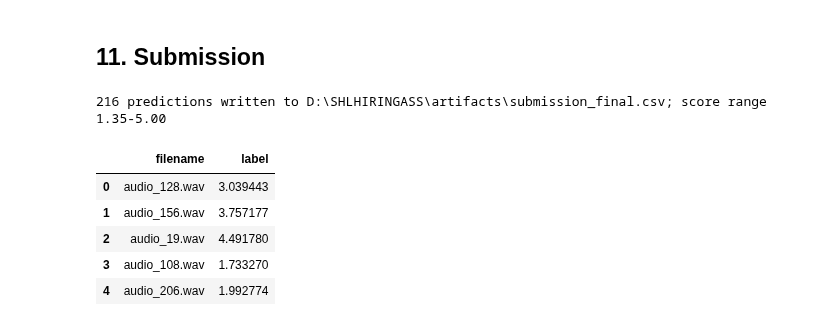
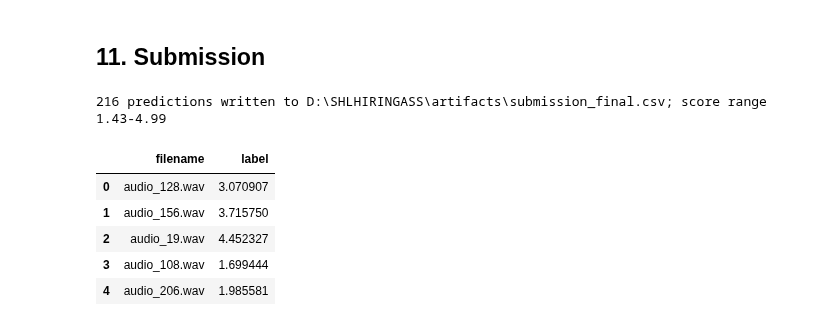
Before and after one commit to Techy-A/shl-grammar-scoring, a Jupyter notebook: notebook/shl_grammar_scoring.ipynb, the cells around one changed output. Cells and saved outputs as stored; diff of their text form; code cells hidden in the pictures.

```diff
--- a/notebook/shl_grammar_scoring.ipynb
+++ b/notebook/shl_grammar_scoring.ipynb
@@ -349,14 +369,23 @@ for name, (model, feats, flags) in SPECS.items():
         rows = rows[rows.label > 0]
     (p,) = train03.fit_predict(model, rows[cols], rows.label.values, [tr[cols]], seed=0)
     fitted[name] = pd.Series(p, index=tr.filename).loc[train_names].values
+# The fine-tuned model's fold models are not kept, so its out-of-fold predictions stand in for in-sample ones
+# (which makes this number slightly pessimistic).
+fitted[FT] = pd.read_parquet(ART / f"pred_{FT}.parquet").set_index(key).pred.reindex(ids.index[is_tr]).values
+dur = pd.read_parquet(ART / "feat_text_prompt.parquet").set_index(key).duration.reindex(ids.index).values[is_tr]
+batch = np.abs(dur - blend08.BATCH_SECONDS) < 0.05
 
 weights, blends_in = {}, []
 for b, names in BLENDS.items():
     oof_preds = pd.concat([pd.read_parquet(ART / f"pred_{n}.parquet").set_index(key).pred.rename(n) for n in names],
                           axis=1).loc[ids.index].values[is_tr]
-    b0, w = blend08.fit(oof_preds[~gated], y_tr[~gated])      # the blend weights (as in 08_blend.py)
+    b0, w = blend08.fit(oof_preds[~gated], y_tr[~gated])      # the blend weights (as in 08_blend.py --batch)
+    m = ~gated & batch
+    bb, wb = blend08.fit(oof_preds[m], y_tr[m])               # the batch's own weights, without its own offset
+    shift = (bb + oof_preds[m] @ wb).mean() - (b0 + oof_preds[m] @ w).mean()
     weights[b] = (b0, dict(zip(names, w)))
-    blends_in.append(np.where(gated, 0, np.clip(b0 + np.column_stack([fitted[n] for n in names]) @ w, 0, 5)))
+    F_in = np.column_stack([fitted[n] for n in names])
+    blends_in.append(np.where(gated, 0, np.clip(np.where(batch, bb + F_in @ wb - shift, b0 + F_in @ w), 0, 5)))
 in_sample = np.mean(blends_in, axis=0)
 print(f"Training RMSE (in-sample):    {rmse(in_sample, y_tr):.4f}")
 print(f"Training Pearson (in-sample): {pearson(in_sample, y_tr):.4f}")
@@ -372,6 +401,8 @@ speaker-grouped numbers.
 res = pd.read_csv(ART / "results.csv").drop_duplicates("name", keep="last").set_index("name")
 table = res.loc[list(SPECS), ["model", "feats", "cv_rmse", "cv_pearson"]]
 table["feats"] = table.feats.str.replace("feat_", "").str.replace("emb_", "").str.replace(" ", " + ")
+ft = pd.read_parquet(ART / f"pred_{FT}.parquet").query("split == 'train'")
+table.loc[FT] = ["fine-tuned", "transcript (DeBERTa-v3-large)", round(rmse(ft.pred, ft.label), 4), round(pearson(ft.pred, ft.label), 4)]
 for b, (b0, w) in weights.items():
     table[f"weight: {b}"] = pd.Series(w).round(3)
 print(table.fillna("").to_string())
@@ -666,32 +716,44 @@ clips beyond the choice of the three blends.
 # %% [markdown]
 ## 11. Submission
 # %%
-# The same corrections for every blend (§10), then the equal-weight average of the three.
+# The same corrections for every blend (§10). The equal-weight average of the three blends is the main model (public
+# 0.3175); the submission is a weighted average of it and three earlier submissions (weights from §10, public 0.3158).
 TARGET_MEAN = 3.228668   # test mean of v7 minus its measured test-set bias of 0.118 (§10)
 FULL_STRETCH = 1.15      # spread correction for full-length test clips (> 55 s), measured with probes (§10)
 full = test.set_index("filename").duration > 55
 
 
-def corrected(b):
-    s = pd.read_csv(ART / f"raw_{tag(b)}.csv").set_index("filename").label   # the blend from 08_blend.py
+def corrected(path):
+    s = pd.read_csv(path).set_index("filename").label   # a blend from 08_blend.py
     assert len(s) == len(test) and set(s.index) == set(test.filename)
     s = s + (TARGET_MEAN - s.mean())
     m, f = s.mean(), full.reindex(s.index).values
     s[f] = m + FULL_STRETCH * (s[f] - m)
     return s.clip(0, 5)
 
 
-sub = (sum(corrected(b) for b in BLENDS) / len(BLENDS)).rename("label").reset_index()
-assert sub.label.between(0, 5).all()
+def earlier(f):   # an earlier submission: submissions/ of the repo, or the attached Kaggle dataset
+    hits = glob.glob(f"/kaggle/input/**/{f}", recursive=True) if ON_KAGGLE else [str(Path("..") / "submissions" / f)]
+    return pd.read_csv(hits[0]).set_index("filename").label
+
+
+main = sum(corrected(ART / f"raw_{tag(b)}.csv") for b in BLENDS) / len(BLENDS)   # public 0.3175
+idx = main.index
+final = (0.650018 * main
+         + 0.178291 * earlier("cand_qwen3.csv").reindex(idx)            # a blend with Qwen2-Audio features, 0.3285
+         + 0.122229 * earlier("11_blend_v7_biasfix.csv").reindex(idx)   # v7 - 0.118, 0.3262
+         + 0.049462 * corrected(ART / "raw_plain_3_models.csv").reindex(idx))   # the 3-model blend, 0.3207
+sub = final.rename("label").rename_axis("filename").reset_index()
+assert sub.label.notna().all() and sub.label.between(0, 5).all()
 out = Path("/kaggle/working/submission.csv") if ON_KAGGLE else ART / "submission_final.csv"
 sub.to_csv(out, index=False)
 print(f"{len(sub)} predictions written to {out}; score range {sub.label.min():.2f}-{sub.label.max():.2f}")
 sub.head()
 # %% [output]
-216 predictions written to D:\SHLHIRINGASS\artifacts\submission_final.csv; score range 1.35-5.00
+216 predictions written to D:\SHLHIRINGASS\artifacts\submission_final.csv; score range 1.43-4.99
 |  | filename | label |
-| 0 | audio_128.wav | 3.039443 |
-| 1 | audio_156.wav | 3.757177 |
-| 2 | audio_19.wav | 4.491780 |
-| 3 | audio_108.wav | 1.733270 |
-| 4 | audio_206.wav | 1.992774 |
+| 0 | audio_128.wav | 3.070907 |
+| 1 | audio_156.wav | 3.715750 |
+| 2 | audio_19.wav | 4.452327 |
+| 3 | audio_108.wav | 1.699444 |
+| 4 | audio_206.wav | 1.985581 |
```
Also changed, not shown: parts of 15 cells of this notebook, 3 other files.
